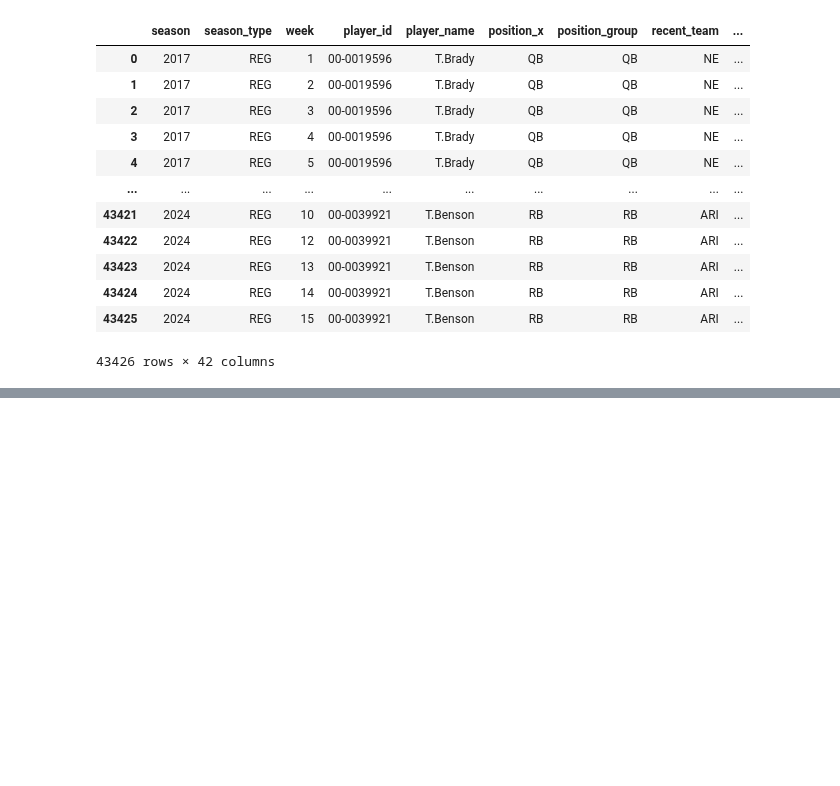
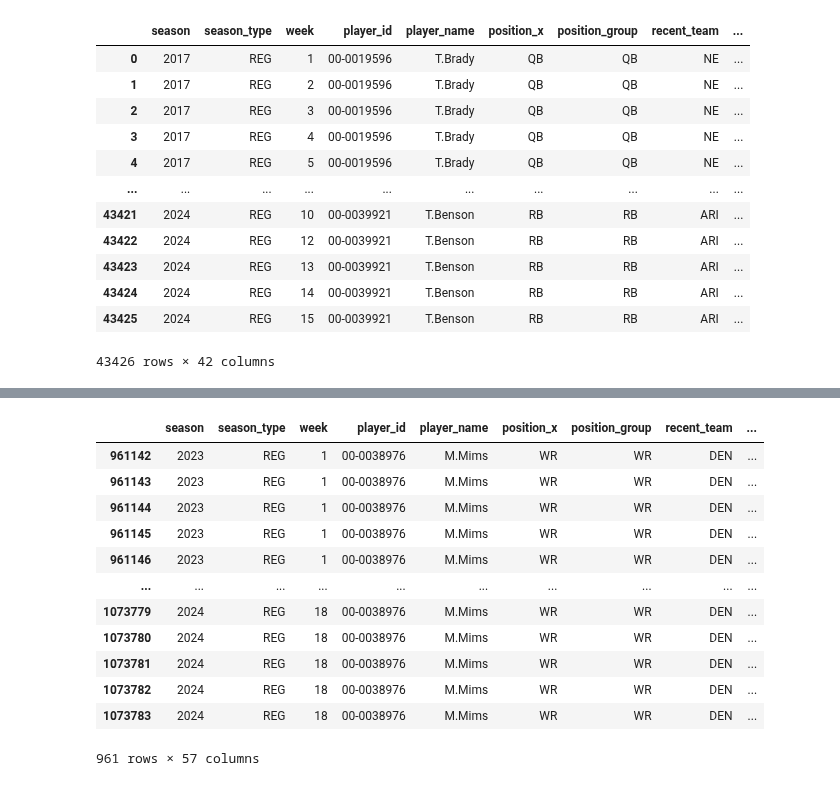
Before and after one commit to ARCtechmo/fanfav, a Jupyter notebook: wr_df.ipynb, the cells around one changed output, grey strips where cells are left out. Cells and saved outputs as stored; diff of their text form; code cells hidden in the pictures; blank space fills up the shorter version.

```diff
--- a/wr_df.ipynb
+++ b/wr_df.ipynb
@@ -108,0 +161,27 @@ display(all_players_id_data)
+# %%
+# WR-specific columns (receiving-related)
+wr_columns = [
+    'receptions', 'targets', 'receiving_yards', 'receiving_tds',
+    'receiving_fumbles', 'receiving_fumbles_lost',
+    'receiving_air_yards', 'receiving_yards_after_catch',
+    'receiving_first_downs', 'receiving_epa',
+    'receiving_2pt_conversions', 'racr', 'target_share',
+    'air_yards_share', 'wopr'
+]
+# %%
+## Output: a dataframe of all nfl WR, ids, and weekly stats since 2017 pulled from nfl.import_weekly_data()
+
+# Pull base columns (already fetched as all_players_id_data)
+base_data = all_players_id_data[all_players_id_data['position_x'] == 'WR']
+
+# Pull WR-specific columns separately
+wr_stats = nfl.import_weekly_data(
+    years=years,
+    columns=['player_id'] + wr_columns  # Include player_id for the join
+)
+
+# Join WR-specific stats with base data
+wr_ids_weekly_stats = pd.merge(base_data, wr_stats, on='player_id', how='inner')
+
+# Display the resulting dataframe for review
+display(wr_ids_weekly_stats.head())
@@ -108,0 +219,25 @@ display(all_players_id_data)
+# %%
+## TEST ##
+# Compare player_id to gsis_id from import_ngs_data()
+
+wr_id = '00-0038976'  # Replace with the desired player_id
+
+# Filter the dataframe for the matching player_id
+player_data = wr_ids_weekly_stats[wr_ids_weekly_stats['player_id'] == wr_id]
+
+# Display the player's weekly data
+display(player_data)
+# %% [output]
+|  | season | season_type | week | player_id | player_name | position_x | position_group | recent_team | ... |
+| 961142 | 2023 | REG | 1 | 00-0038976 | M.Mims | WR | WR | DEN | ... |
+| 961143 | 2023 | REG | 1 | 00-0038976 | M.Mims | WR | WR | DEN | ... |
+| 961144 | 2023 | REG | 1 | 00-0038976 | M.Mims | WR | WR | DEN | ... |
+| 961145 | 2023 | REG | 1 | 00-0038976 | M.Mims | WR | WR | DEN | ... |
+| 961146 | 2023 | REG | 1 | 00-0038976 | M.Mims | WR | WR | DEN | ... |
+| ... | ... | ... | ... | ... | ... | ... | ... | ... | ... |
+| 1073779 | 2024 | REG | 18 | 00-0038976 | M.Mims | WR | WR | DEN | ... |
+| 1073780 | 2024 | REG | 18 | 00-0038976 | M.Mims | WR | WR | DEN | ... |
+| 1073781 | 2024 | REG | 18 | 00-0038976 | M.Mims | WR | WR | DEN | ... |
+| 1073782 | 2024 | REG | 18 | 00-0038976 | M.Mims | WR | WR | DEN | ... |
+| 1073783 | 2024 | REG | 18 | 00-0038976 | M.Mims | WR | WR | DEN | ... |
+961 rows × 57 columns
```
Also changed, not shown: parts of 8 cells of this notebook.
